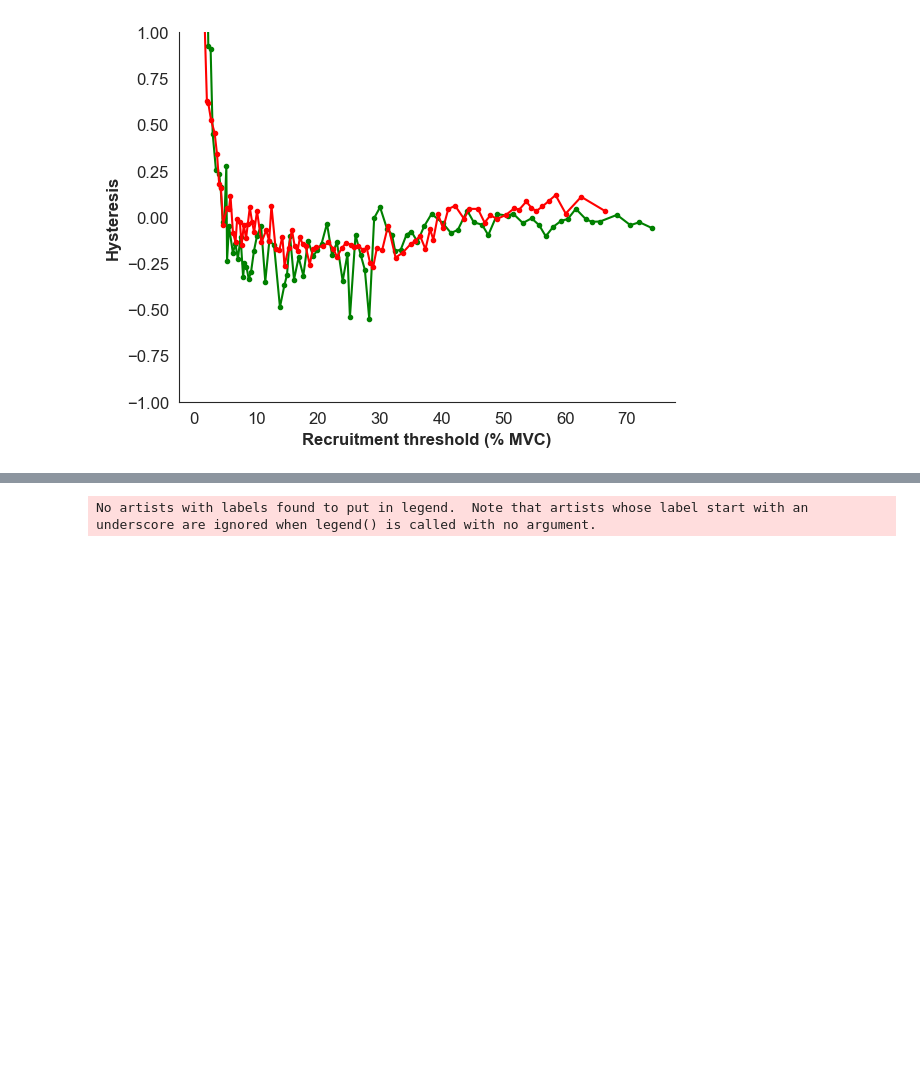
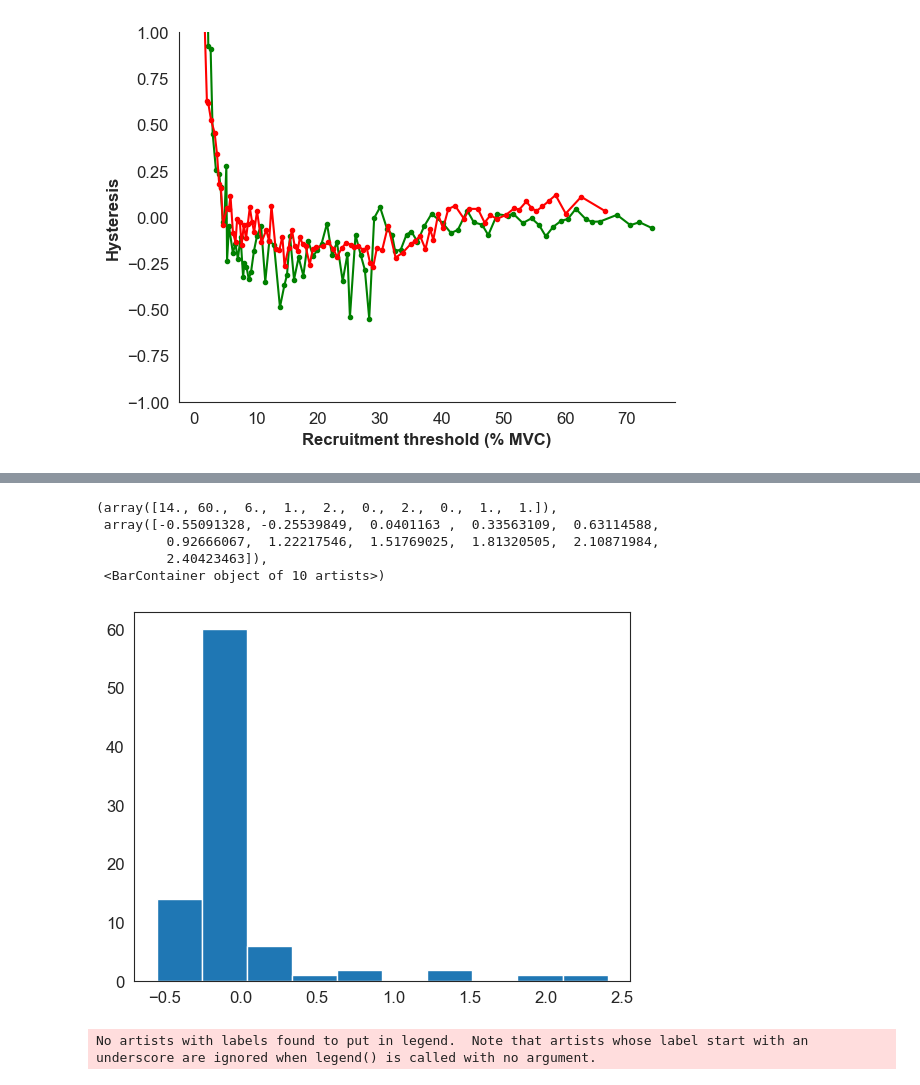
Before and after one commit to natmtc/flexible-motoneuron-control, a Jupyter notebook: Data_Analysis_Model.ipynb, the cells around one changed output, grey strips where cells are left out. Saved outputs shown, nothing was run; the diff lists cells and outputs as text; code cells hidden in the pictures; blank space fills up the shorter version.

```diff
--- a/Data_Analysis_Model.ipynb
+++ b/Data_Analysis_Model.ipynb
@@ -283,3 +200,12 @@ plt.show()
+# %%
+plt.hist(binned_hyst)
+# %% [output]
+(array([14., 60.,  6.,  1.,  2.,  0.,  2.,  0.,  1.,  1.]),
+ array([-0.55091328, -0.25539849,  0.0401163 ,  0.33563109,  0.63114588,
+         0.92666067,  1.22217546,  1.51769025,  1.81320505,  2.10871984,
+         2.40423463]),
+ <BarContainer object of 10 artists>)
+[figure, added]
 # %%
 all_values_hysteresis=np.concatenate([df["hysteresis"] for df in [df1, df2, df3, df4, df5, df6, df7, df8]])
 all_values_recr= np.concatenate([df.iloc[:, 0] for df in [df1, df2, df3, df4, df5, df6, df7, df8]])
```
Also changed, not shown: parts of 21 cells of this notebook, 5 other files.
